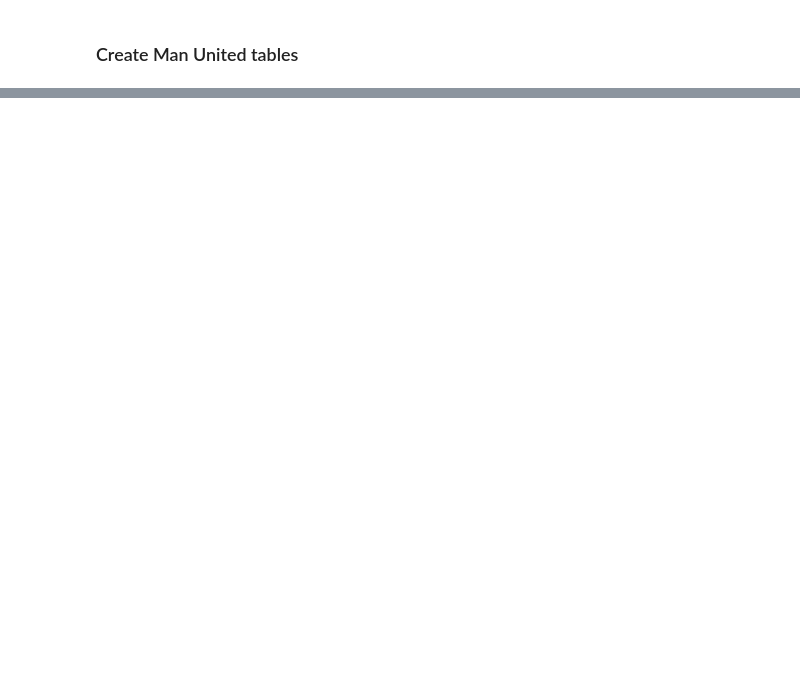
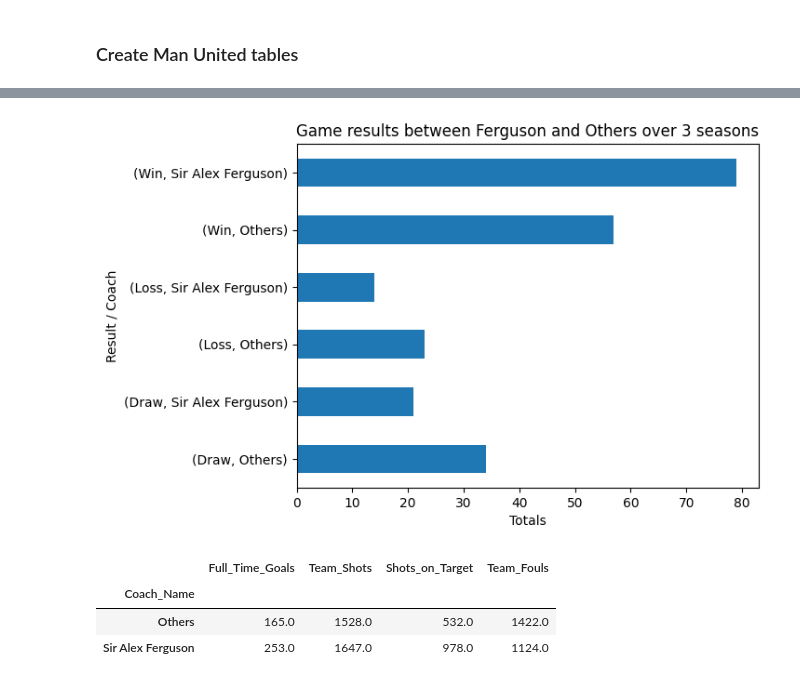
Before and after one commit to SegunAwe05/INST447_Final_Project, a Jupyter notebook: 447_final.ipynb, the cells around one changed output, grey strips where cells are left out. Cells and saved outputs as stored; diff of their text form; code cells hidden in the pictures; blank space fills up the shorter version.

```diff
--- a/447_final.ipynb
+++ b/447_final.ipynb
@@ -173,0 +153,4 @@ Ekow needs
+# %%
+man_u_away_df = man_u_away_df.rename(columns={'Away_Team':'Team_Name', 'Full_Time_Away_Team_Goals': 'Full_Time_Goals','Half_Time_Away_Team_Goals':'Half_Team_Goals',
+                                              'Away_Team_Shots':'Team_Shots', 'Away_Team_Shots_on_Target':'Shots_on_Target', 'Away_Fouls':'Team_Fouls' })
+man_u_away_df.head()
@@ -173,0 +164,5 @@ Ekow needs
+# %%
+mapping = {'H': 'Loss', 'A': 'Win', 'D': 'Draw'}
+man_u_away_df['Full_Time_Result'] = man_u_away_df["Full_Time_Result"].map(mapping)
+man_u_away_df['Half_Time_Result'] = man_u_away_df["Half_Time_Result"].map(mapping)
+man_u_away_df.head()
@@ -173,0 +176,5 @@ Ekow needs
+# %%
+manu_total = pd.concat([man_u_home_df, man_u_away_df])
+manu_total = manu_total.sort_values(by='Game_Date', ascending=True)
+manu_total = manu_total.reset_index(drop=True)
+manu_total.head()
@@ -173,0 +190,3 @@ Ekow needs
+# %%
+game_result_df = manu_total.groupby(['Full_Time_Result', 'Coach_Name'])['Full_Time_Result'].count()
+game_result_df.head(10)
@@ -173,0 +202,13 @@ Ekow needs
+# %%
+game_result_df.plot.barh(xlabel="Totals", ylabel='Result / Coach', title="Game results between Ferguson and Others over 3 seasons")
+plt.show()
+# %% [output]
+[figure, added]
+# %%
+numerical_toals = manu_total.groupby('Coach_Name')['Full_Time_Goals', 'Team_Shots', 'Shots_on_Target', 'Team_Fouls'].sum()
+numerical_toals.head()
+# %% [output]
+|  | Full_Time_Goals | Team_Shots | Shots_on_Target | Team_Fouls |
+| Coach_Name |  |  |  |  |
+| Others | 165.0 | 1528.0 | 532.0 | 1422.0 |
+| Sir Alex Ferguson | 253.0 | 1647.0 | 978.0 | 1124.0 |
```
Also changed, not shown: parts of 30 cells of this notebook.
